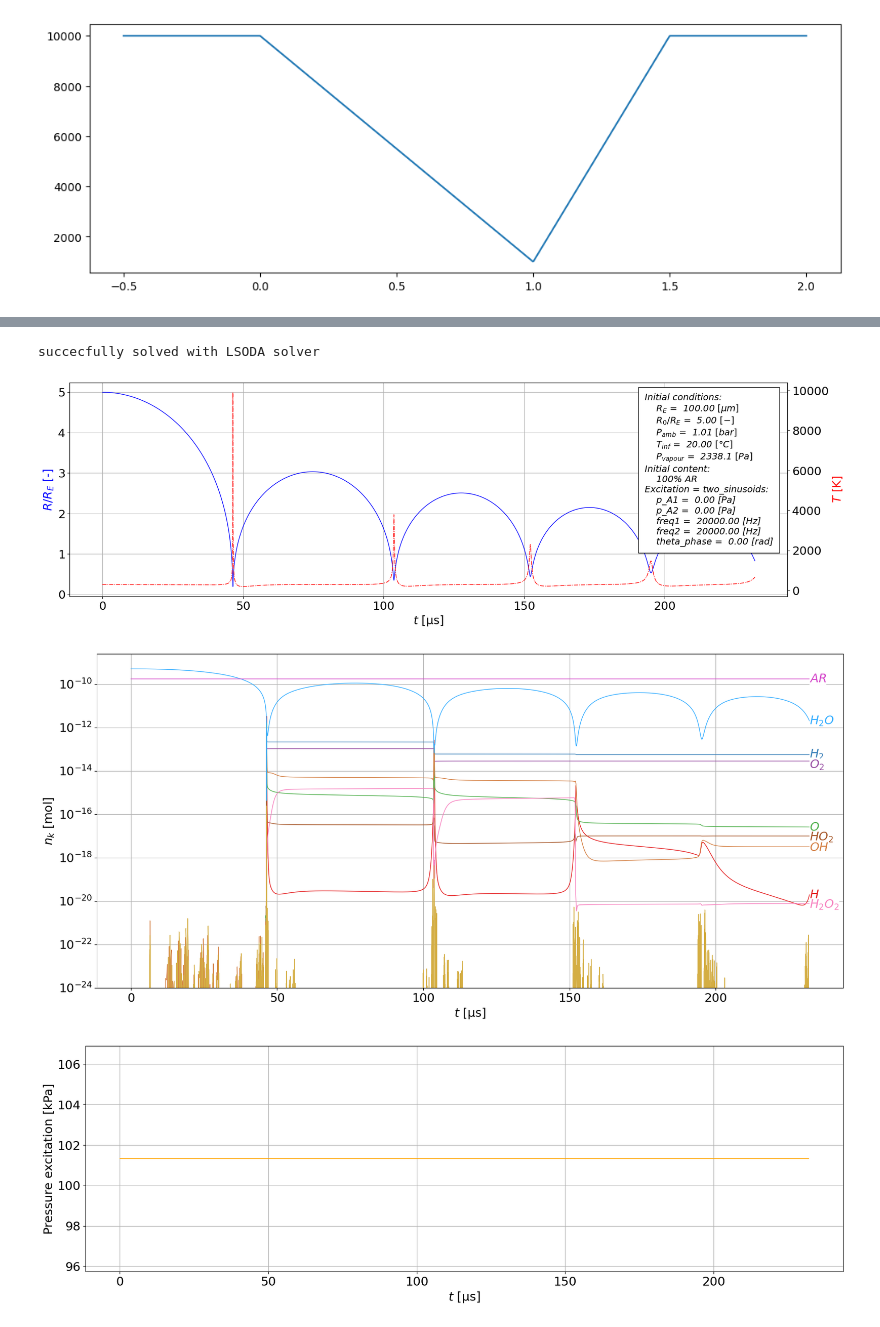
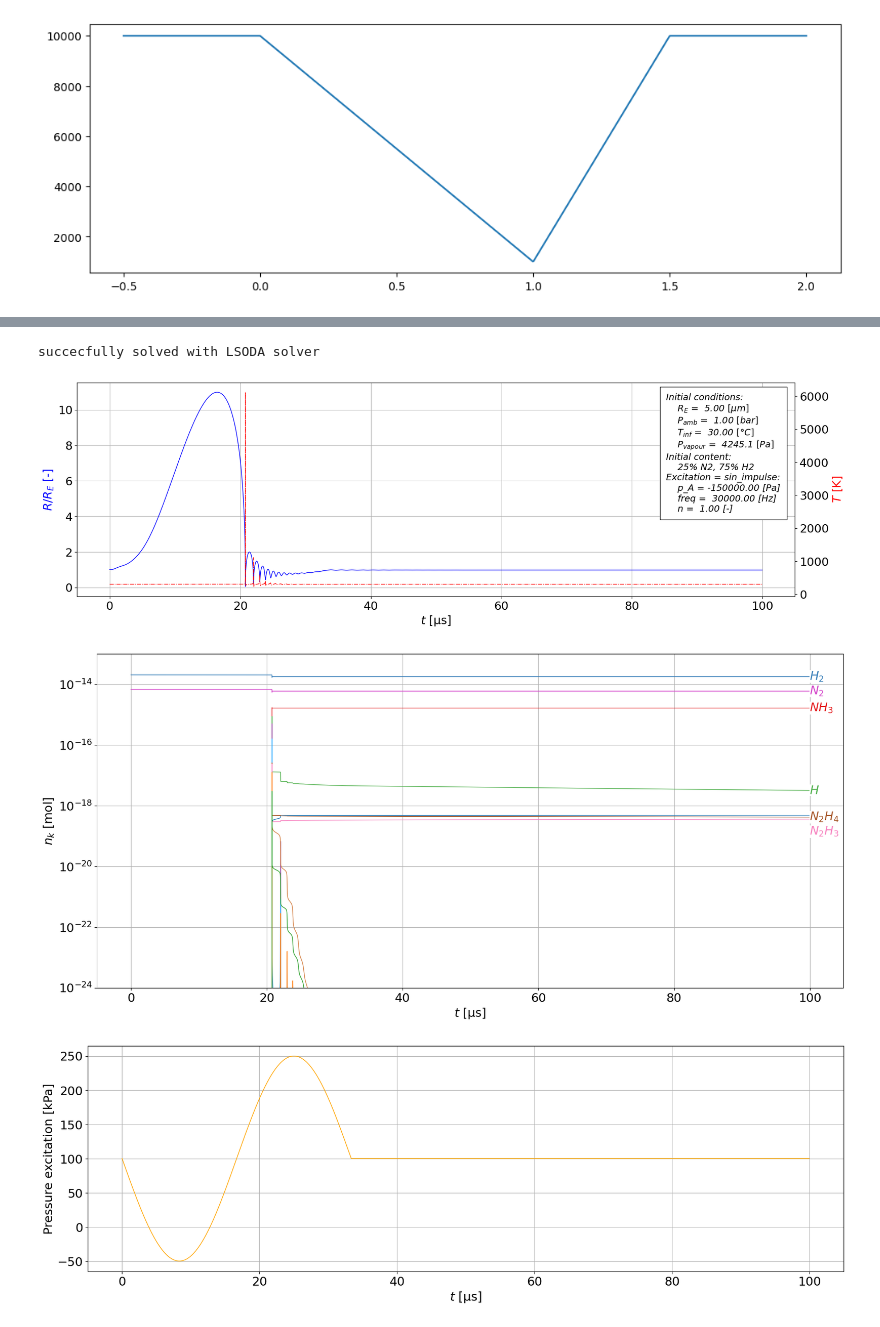
Before and after one commit to hihihi2001/parameter_studies, a Jupyter notebook: test.ipynb, the cells around one changed output, grey strips where cells are left out. Cells and saved outputs as stored; diff of their text form; code cells hidden in the pictures.

```diff
--- a/test.ipynb
+++ b/test.ipynb
@@ -93,22 +93,22 @@ enable heat transfer: True      enable evaporation: True        enable reactions
 cpar = de.dotdict(dict(
     ID = 0,                           # ID of control parameter (not used during calculation)
   # Initial conditions:
-    R_E = 1.0e-6,                    # bubble equilibrium radius [m]
-    ratio = 5.0,                      # initial radius / equilibrium radius R_0/R_E [-]
-    gases=[par.index['AR']],          # indexes of species in initial bubble (list of species indexes)
-    fractions=[1.0],                  # molar fractions of species in initial bubble (list of fractions for every gas)
+    R_E = 5.0e-6,                    # bubble equilibrium radius [m]
+    ratio = 1.0,                      # initial radius / equilibrium radius R_0/R_E [-]
+    gases=[par.index['N2'], par.index['H2']],          # indexes of species in initial bubble (list of species indexes)
+    fractions=[0.25, 0.75],                  # molar fractions of species in initial bubble (list of fractions for every gas)
   # Ambient parameters:
-    P_amb = 25.0 * par.bar2Pa,         # ambient pressure [Pa]
+    P_amb = 1.0 * par.bar2Pa,         # ambient pressure [Pa]
     T_inf = 30.0 + par.absolute_zero, # ambient temperature [K]
   # Liquid parameters:
-    alfa_M = 0.05,              # water accommodation coefficient [-]
+    alfa_M = 0.35,              # water accommodation coefficient [-]
     P_v = par.P_v,                    # vapour pressure [Pa]
     mu_L = par.mu_L,                  # dynamic viscosity [Pa*s]
     c_L = par.c_L,                    # sound speed [m/s]
     surfactant = 1.0,                 # surfactant (surface tension modfier) [-]
   # Excitation parameters: (excitation_type = sin_impulse_flat_ends)
-    p_A = 0.0,                        # [Pa]
-    freq = 20e3,                       # [Hz]
+    p_A = -1.5*1e5,                        # [Pa]
+    freq = 30.0e3,                       # [Hz]
     n = 1.0,                          # [-]
 ))
 
@@ -134,9 +134,9 @@ None
 # %%
 """Plotting"""
 #importlib.reload(de)   # reload changes you made
-de.plot(cpar, presentation_mode=False, plot_pressure=True, LSODA_timeout=100, Radau_timeout=100)
+de.plot(cpar, t_int=[0.0, 3.0/cpar.freq], presentation_mode=False, plot_pressure=True, LSODA_timeout=30, Radau_timeout=0)
 # %% [output]
 succecfully solved with LSODA solver
-[figure, old version]
+[figure, new version]
-[figure, old version]
+[figure, new version]
-[figure, old version]
+[figure, new version]
```
Also changed, not shown: parts of 2 cells of this notebook, 1 other file.
